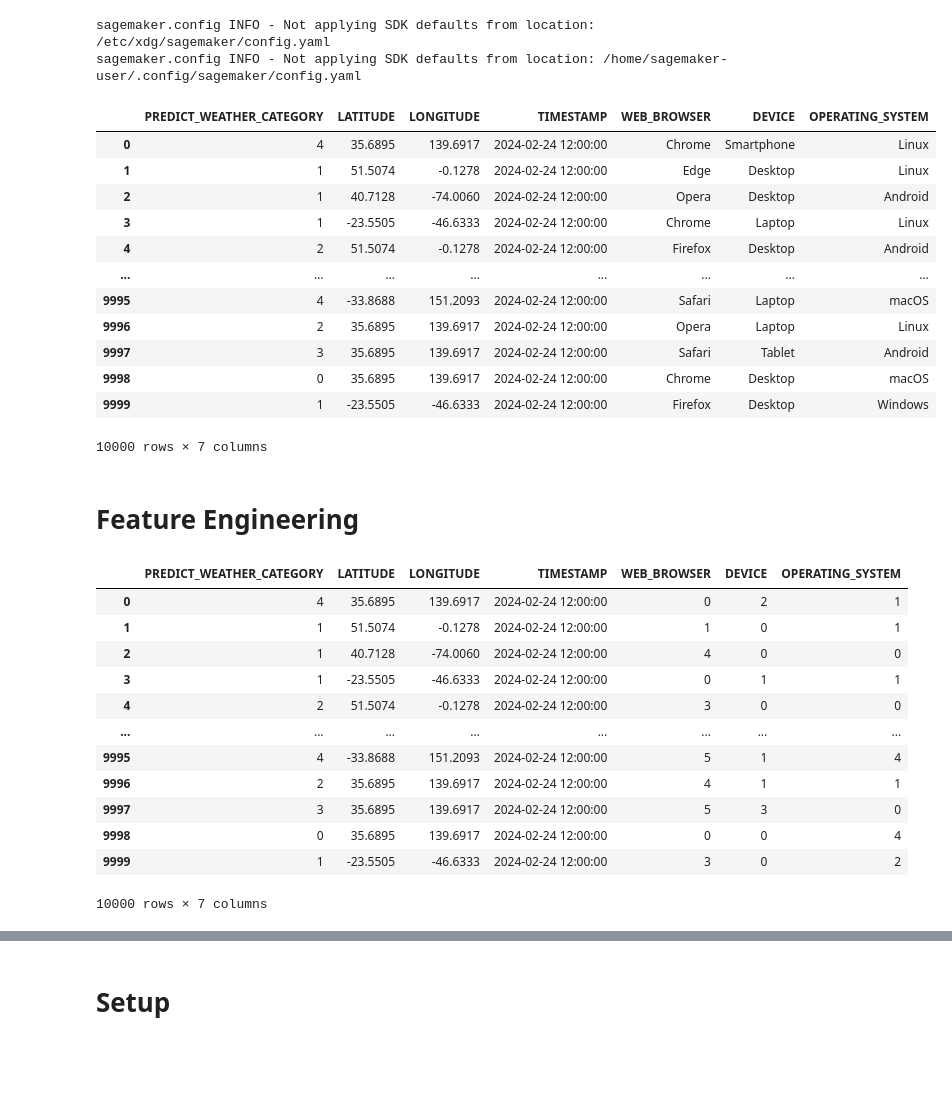
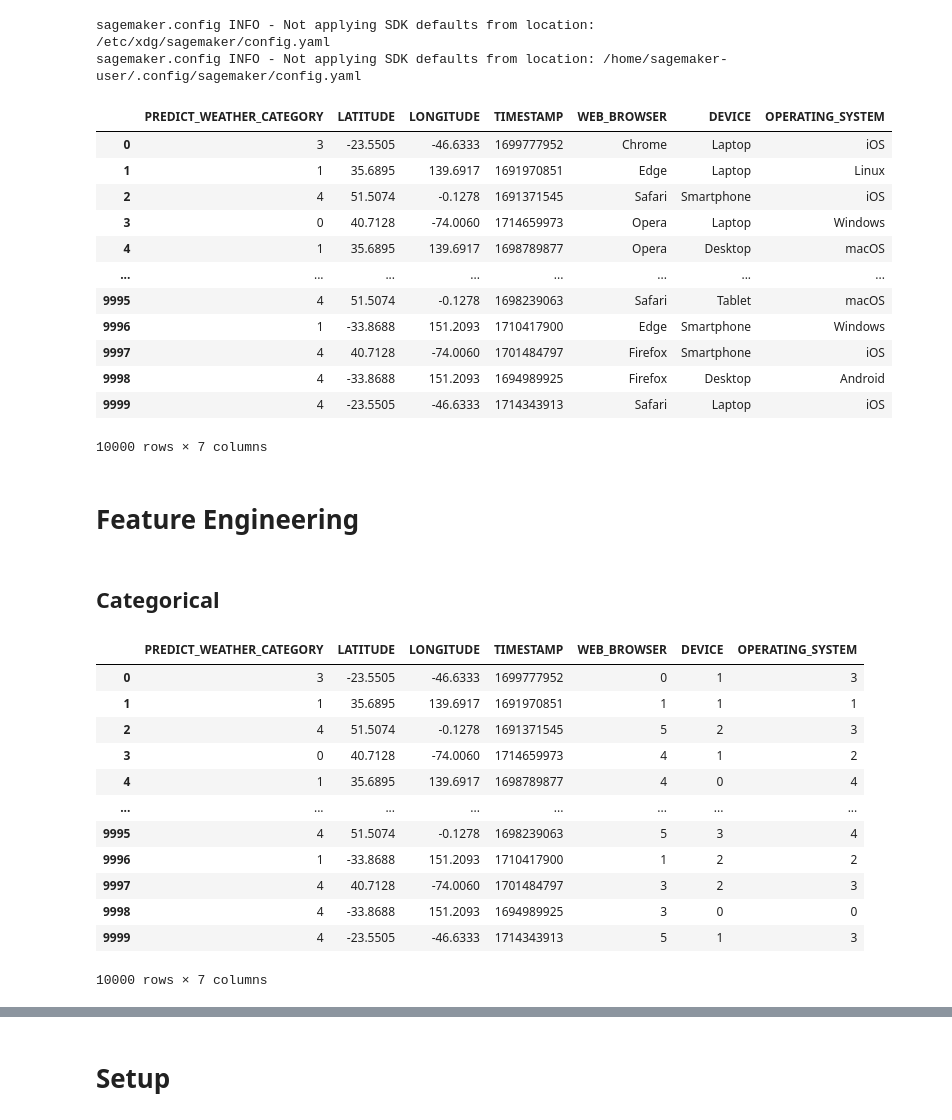
Before and after one commit to FilipePacheco73/WeatherWizard-DS, a Jupyter notebook: Feature_Engineering.ipynb, the cells around one changed output, grey strips where cells are left out. Cells and saved outputs as stored; diff of their text form; code cells hidden in the pictures; blank space fills up the shorter version.

Commit message:
timestamp to unix
timestamp to unix

```diff
--- a/Feature_Engineering.ipynb
+++ b/Feature_Engineering.ipynb
@@ -17,6 +17,10 @@ from sagemaker.estimator import Estimator
 sagemaker.config INFO - Not applying SDK defaults from location: /etc/xdg/sagemaker/config.yaml
 sagemaker.config INFO - Not applying SDK defaults from location: /home/sagemaker-user/.config/sagemaker/config.yaml
 # %%
+import random
+import pandas as pd
+import time
+
 # Lista de exemplos de navegadores da web
 web_browsers = ['Chrome', 'Firefox', 'Safari', 'Edge', 'Opera']
 
@@ -37,49 +41,51 @@ coordinates = [
     {'latitude': 35.6895, 'longitude': 139.6917},  # Exemplo de Tóquio, Japão
     {'latitude': -33.8688, 'longitude': 151.2093}  # Exemplo de Sydney, Austrália
 ]
 
 # Função para gerar um exemplo de dados aleatório
 def generate_example():
     example = {}
     # Seleciona aleatoriamente uma categoria de tempo para previsão
     example['PREDICT_WEATHER_CATEGORY'] = random.choice(weather_categories)
     # Seleciona aleatoriamente uma coordenada de latitude e longitude
     coordinates_choice = random.choice(coordinates)
     example['LATITUDE'] = coordinates_choice['latitude']
     example['LONGITUDE'] = coordinates_choice['longitude']
-    # Gera um timestamp aleatório (apenas para ilustração)
-    example['TIMESTAMP'] = '2024-02-24 12:00:00'
+    # Gera um timestamp aleatório em formato Unix para cada linha
+    example['TIMESTAMP'] = random.randint(int(time.time()) - 86400*365, int(time.time()))  # Timestamp Unix aleatório dentro de 1 ano
     # Seleciona aleatoriamente um navegador, dispositivo e sistema operacional
     example['WEB_BROWSER'] = random.choice(web_browsers)
     example['DEVICE'] = random.choice(devices)
     example['OPERATING_SYSTEM'] = random.choice(operating_systems)
     return example
 
 # Gera 100 exemplos de dados
 dataset = [generate_example() for _ in range(10000)]
 
 index_to_class = {0: 'CLOUDY', 1: 'FOG', 2: 'RAINY', 3: 'SNOW', 4: 'SUNNY'}
 CLASS_INDEX = {'CLOUDY': 0, 'FOG': 1, 'RAINY': 2, 'SNOW': 3, 'SUNNY': 4}
 
 dataset_df = pd.DataFrame(dataset)
 dataset_df['PREDICT_WEATHER_CATEGORY'] = dataset_df['PREDICT_WEATHER_CATEGORY'].map(CLASS_INDEX)
 dataset_df
 # %% [output]
 |  | PREDICT_WEATHER_CATEGORY | LATITUDE | LONGITUDE | TIMESTAMP | WEB_BROWSER | DEVICE | OPERATING_SYSTEM |
-| 0 | 4 | 35.6895 | 139.6917 | 2024-02-24 12:00:00 | Chrome | Smartphone | Linux |
-| 1 | 1 | 51.5074 | -0.1278 | 2024-02-24 12:00:00 | Edge | Desktop | Linux |
-| 2 | 1 | 40.7128 | -74.0060 | 2024-02-24 12:00:00 | Opera | Desktop | Android |
-| 3 | 1 | -23.5505 | -46.6333 | 2024-02-24 12:00:00 | Chrome | Laptop | Linux |
-| 4 | 2 | 51.5074 | -0.1278 | 2024-02-24 12:00:00 | Firefox | Desktop | Android |
+| 0 | 3 | -23.5505 | -46.6333 | 1699777952 | Chrome | Laptop | iOS |
+| 1 | 1 | 35.6895 | 139.6917 | 1691970851 | Edge | Laptop | Linux |
+| 2 | 4 | 51.5074 | -0.1278 | 1691371545 | Safari | Smartphone | iOS |
+| 3 | 0 | 40.7128 | -74.0060 | 1714659973 | Opera | Laptop | Windows |
+| 4 | 1 | 35.6895 | 139.6917 | 1698789877 | Opera | Desktop | macOS |
 | ... | ... | ... | ... | ... | ... | ... | ... |
-| 9995 | 4 | -33.8688 | 151.2093 | 2024-02-24 12:00:00 | Safari | Laptop | macOS |
-| 9996 | 2 | 35.6895 | 139.6917 | 2024-02-24 12:00:00 | Opera | Laptop | Linux |
-| 9997 | 3 | 35.6895 | 139.6917 | 2024-02-24 12:00:00 | Safari | Tablet | Android |
-| 9998 | 0 | 35.6895 | 139.6917 | 2024-02-24 12:00:00 | Chrome | Desktop | macOS |
-| 9999 | 1 | -23.5505 | -46.6333 | 2024-02-24 12:00:00 | Firefox | Desktop | Windows |
+| 9995 | 4 | 51.5074 | -0.1278 | 1698239063 | Safari | Tablet | macOS |
+| 9996 | 1 | -33.8688 | 151.2093 | 1710417900 | Edge | Smartphone | Windows |
+| 9997 | 4 | 40.7128 | -74.0060 | 1701484797 | Firefox | Smartphone | iOS |
+| 9998 | 4 | -33.8688 | 151.2093 | 1694989925 | Firefox | Desktop | Android |
+| 9999 | 4 | -23.5505 | -46.6333 | 1714343913 | Safari | Laptop | iOS |
 10000 rows × 7 columns
 # %% [markdown]
 # Feature Engineering
+# %% [markdown]
+## Categorical
 # %%
 def feature_engineering(dataset_df):
     WEB_BROWSER = {'Chrome': 0, 'Edge': 1, 'Firefox':3, 'Opera':4, 'Safari': 5}
@@ -96,15 +102,15 @@ dataset_fe = feature_engineering(dataset_df)
 dataset_fe
 # %% [output]
 |  | PREDICT_WEATHER_CATEGORY | LATITUDE | LONGITUDE | TIMESTAMP | WEB_BROWSER | DEVICE | OPERATING_SYSTEM |
-| 0 | 4 | 35.6895 | 139.6917 | 2024-02-24 12:00:00 | 0 | 2 | 1 |
-| 1 | 1 | 51.5074 | -0.1278 | 2024-02-24 12:00:00 | 1 | 0 | 1 |
-| 2 | 1 | 40.7128 | -74.0060 | 2024-02-24 12:00:00 | 4 | 0 | 0 |
-| 3 | 1 | -23.5505 | -46.6333 | 2024-02-24 12:00:00 | 0 | 1 | 1 |
-| 4 | 2 | 51.5074 | -0.1278 | 2024-02-24 12:00:00 | 3 | 0 | 0 |
+| 0 | 3 | -23.5505 | -46.6333 | 1699777952 | 0 | 1 | 3 |
+| 1 | 1 | 35.6895 | 139.6917 | 1691970851 | 1 | 1 | 1 |
+| 2 | 4 | 51.5074 | -0.1278 | 1691371545 | 5 | 2 | 3 |
+| 3 | 0 | 40.7128 | -74.0060 | 1714659973 | 4 | 1 | 2 |
+| 4 | 1 | 35.6895 | 139.6917 | 1698789877 | 4 | 0 | 4 |
 | ... | ... | ... | ... | ... | ... | ... | ... |
-| 9995 | 4 | -33.8688 | 151.2093 | 2024-02-24 12:00:00 | 5 | 1 | 4 |
-| 9996 | 2 | 35.6895 | 139.6917 | 2024-02-24 12:00:00 | 4 | 1 | 1 |
-| 9997 | 3 | 35.6895 | 139.6917 | 2024-02-24 12:00:00 | 5 | 3 | 0 |
-| 9998 | 0 | 35.6895 | 139.6917 | 2024-02-24 12:00:00 | 0 | 0 | 4 |
-| 9999 | 1 | -23.5505 | -46.6333 | 2024-02-24 12:00:00 | 3 | 0 | 2 |
+| 9995 | 4 | 51.5074 | -0.1278 | 1698239063 | 5 | 3 | 4 |
+| 9996 | 1 | -33.8688 | 151.2093 | 1710417900 | 1 | 2 | 2 |
+| 9997 | 4 | 40.7128 | -74.0060 | 1701484797 | 3 | 2 | 3 |
+| 9998 | 4 | -33.8688 | 151.2093 | 1694989925 | 3 | 0 | 0 |
+| 9999 | 4 | -23.5505 | -46.6333 | 1714343913 | 5 | 1 | 3 |
 10000 rows × 7 columns
```
Also changed, not shown: parts of 18 cells of this notebook, 2 other files.
